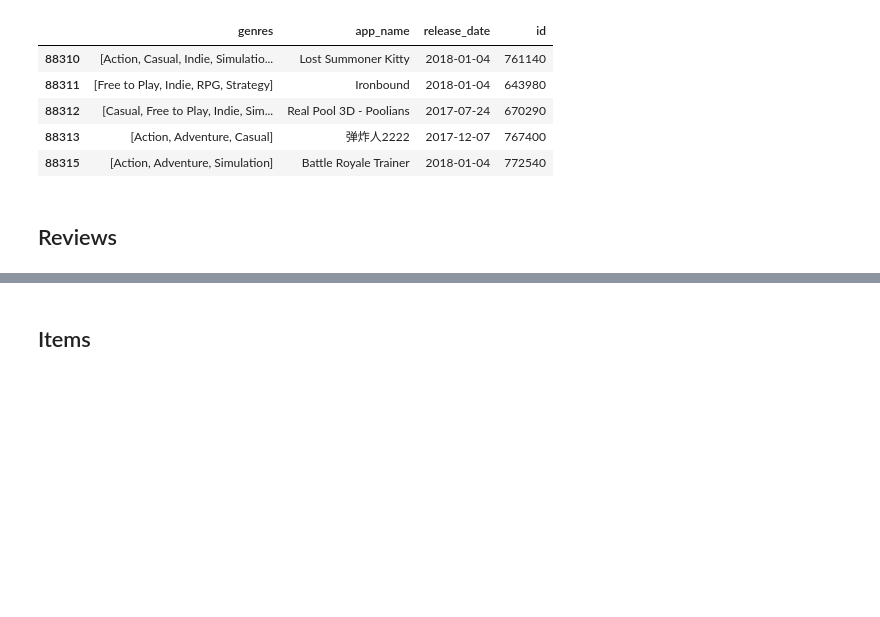
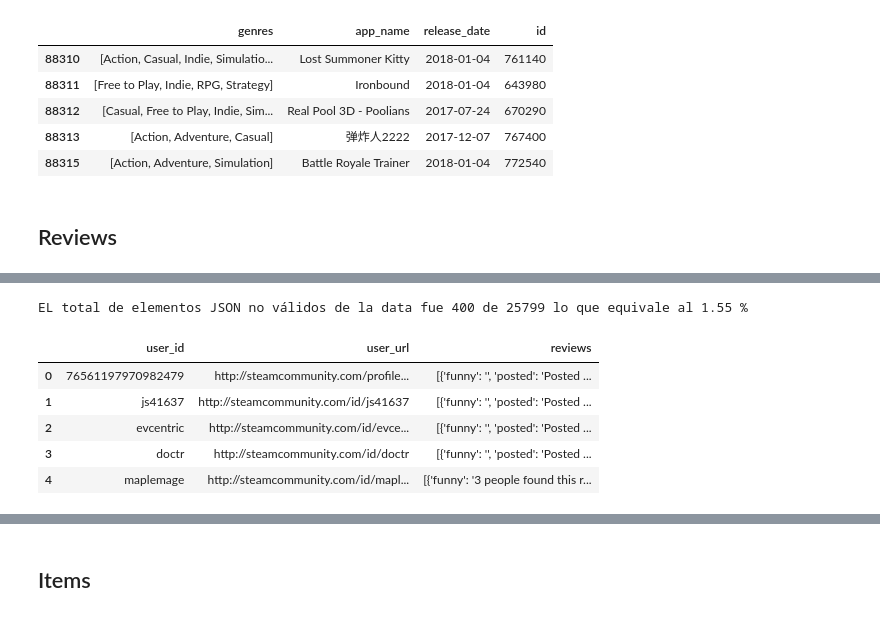
Before and after one commit to DaAnMaGi/Proyecto_Marzo, a Jupyter notebook: Parte 1/apertura.ipynb, the cells around one changed output, grey strips where cells are left out. Drawn from its saved outputs; the diff is of its cells as text; code cells hidden in the pictures; blank space fills up the shorter version.

```diff
--- a/Parte 1/apertura.ipynb
+++ b/Parte 1/apertura.ipynb
@@ -220,0 +223,3 @@ games_n.head()
+# %%
+# Se abre el archivo de reviews con la función para abrir json corruptos.
+data_reviews = abrir_json_corrupto(ruta_reviews)
@@ -220,0 +236,18 @@ games_n.head()
+# %%
+# Se validan que los elementos sean json válidos.
+json_reviews = validar_data(data_reviews)
+
+# Debido a que los datos no corregidos adecuadamente se puede considerar como despreciables (pocos datos no válidos), se continúa con el proceso.
+# %% [output]
+EL total de elementos JSON no válidos de la data fue 400 de 25799 lo que equivale al 1.55 %
+# %%
+# Se convierten los elementos a un dataframe de pandas.
+reviews = cargar_json_corregido(json_reviews)
+reviews.head()
+# %% [output]
+|  | user_id | user_url | reviews |
+| 0 | 76561197970982479 | http://steamcommunity.com/profile... | [{'funny': '', 'posted': 'Posted ... |
+| 1 | js41637 | http://steamcommunity.com/id/js41637 | [{'funny': '', 'posted': 'Posted ... |
+| 2 | evcentric | http://steamcommunity.com/id/evce... | [{'funny': '', 'posted': 'Posted ... |
+| 3 | doctr | http://steamcommunity.com/id/doctr | [{'funny': '', 'posted': 'Posted ... |
+| 4 | maplemage | http://steamcommunity.com/id/mapl... | [{'funny': '3 people found this r... |
```
Also changed, not shown: parts of 16 cells of this notebook.
